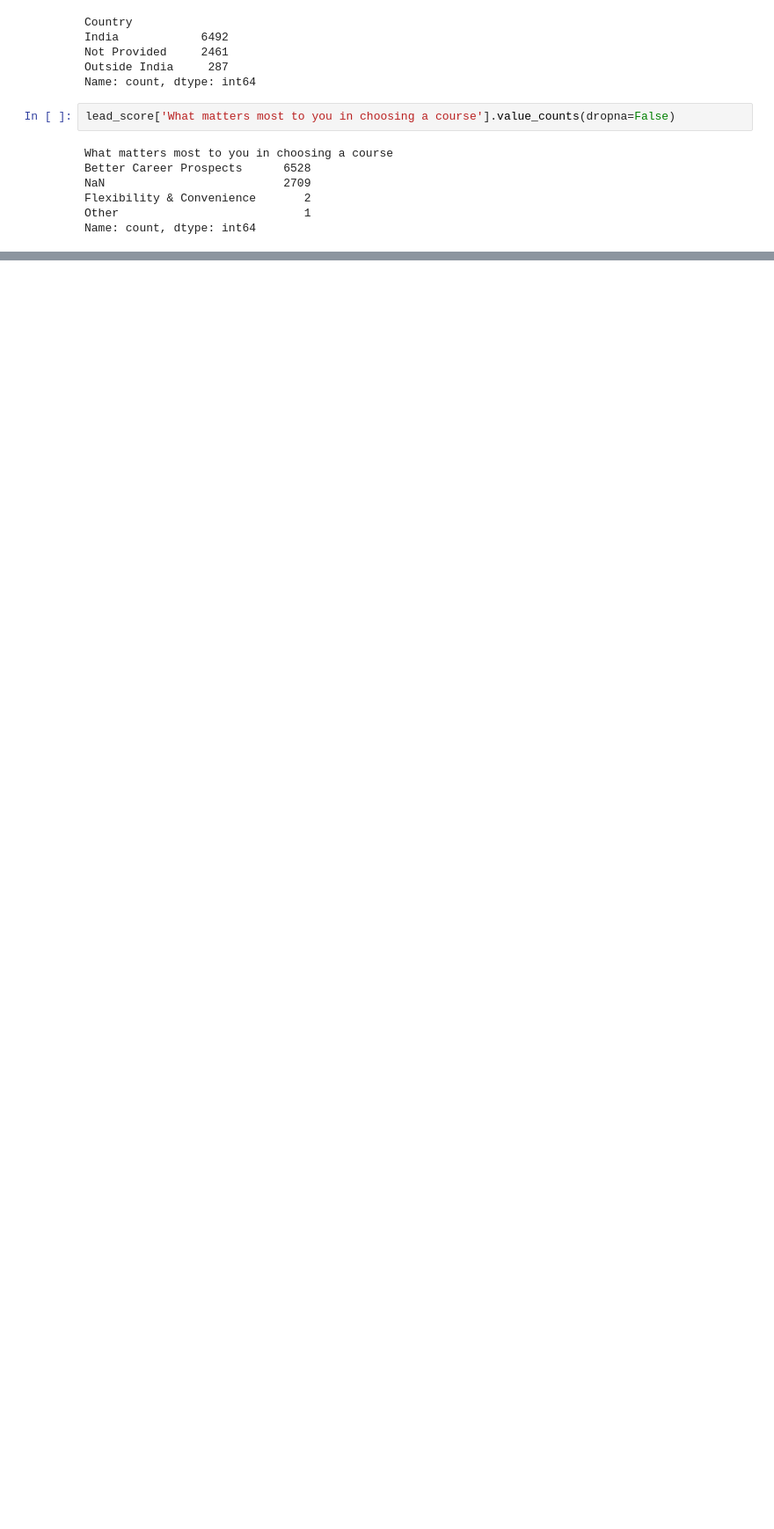
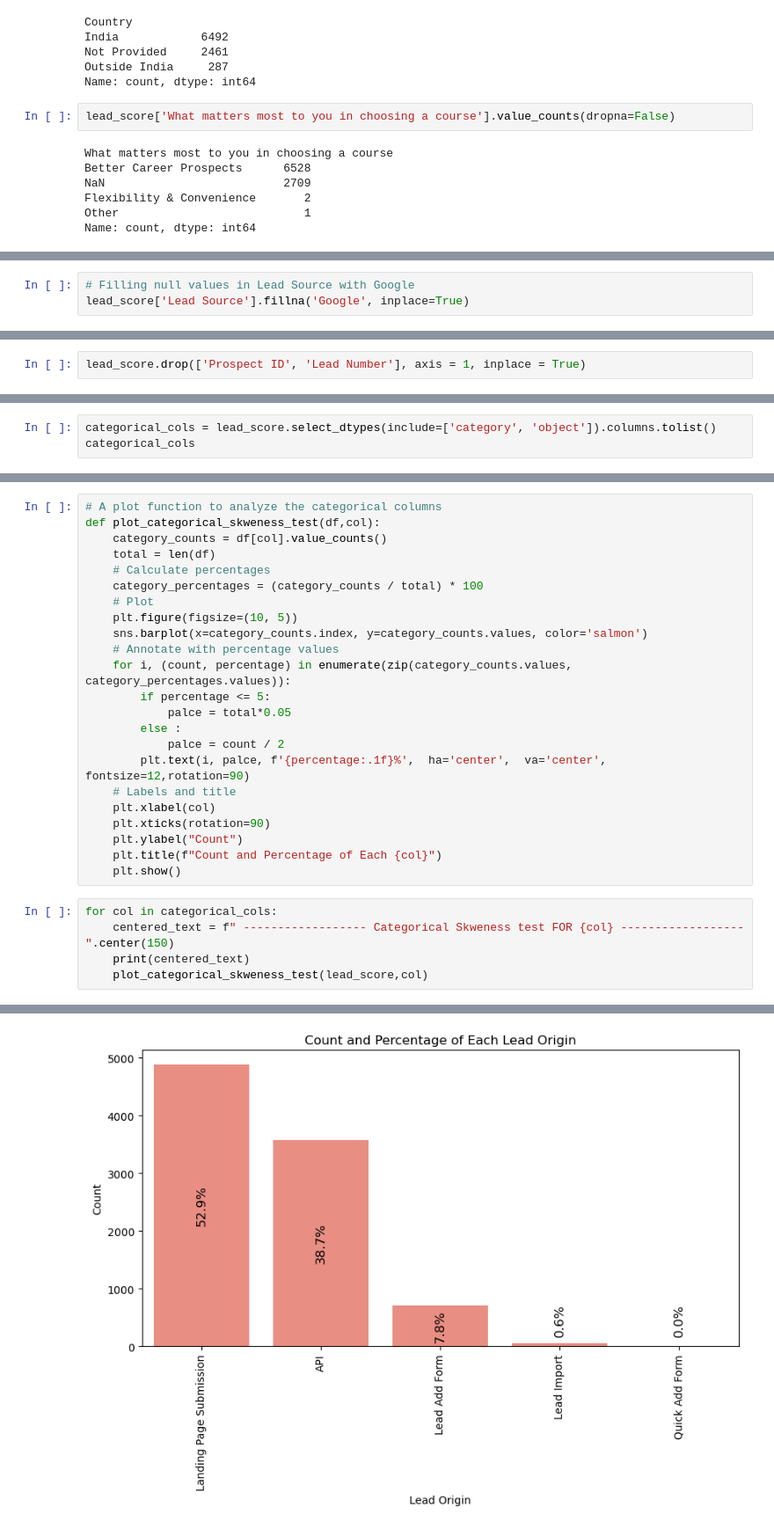
Before and after one commit to shivachandrakante/Lead-Scoring, a Jupyter notebook: Lead_Scoring_Assignment.ipynb, the cells around one changed output, grey strips where cells are left out. Shown: that part at 88% size. Drawn from its saved outputs; the diff is of its cells as text; blank space fills up the shorter version.

```diff
--- a/Lead_Scoring_Assignment.ipynb
+++ b/Lead_Scoring_Assignment.ipynb
@@ -239,0 +446,3 @@ Name: count, dtype: int64
+# %%
+# Filling null values in Lead Source with Google
+lead_score['Lead Source'].fillna('Google', inplace=True)
@@ -239,0 +493,2 @@ Name: count, dtype: int64
+# %%
+lead_score.drop(['Prospect ID', 'Lead Number'], axis = 1, inplace = True)
@@ -239,0 +497,3 @@ Name: count, dtype: int64
+# %%
+categorical_cols = lead_score.select_dtypes(include=['category', 'object']).columns.tolist()
+categorical_cols
@@ -239,0 +517,29 @@ Name: count, dtype: int64
+# %%
+# A plot function to analyze the categorical columns
+def plot_categorical_skweness_test(df,col):
+    category_counts = df[col].value_counts()
+    total = len(df)
+    # Calculate percentages
+    category_percentages = (category_counts / total) * 100
+    # Plot
+    plt.figure(figsize=(10, 5))
+    sns.barplot(x=category_counts.index, y=category_counts.values, color='salmon')
+    # Annotate with percentage values
+    for i, (count, percentage) in enumerate(zip(category_counts.values, category_percentages.values)):
+        if percentage <= 5:
+            palce = total*0.05
+        else :
+            palce = count / 2
+        plt.text(i, palce, f'{percentage:.1f}%',  ha='center',  va='center', fontsize=12,rotation=90)
+    # Labels and title
+    plt.xlabel(col)
+    plt.xticks(rotation=90)
+    plt.ylabel("Count")
+    plt.title(f"Count and Percentage of Each {col}")
+    plt.show()
+# %%
+for col in categorical_cols:
+    centered_text = f" ------------------ Categorical Skweness test FOR {col} ------------------ ".center(150)
+    print(centered_text)
+    plot_categorical_skweness_test(lead_score,col)
+# %% [output]
@@ -239,0 +547 @@ Name: count, dtype: int64
+[figure, added]
```
Also changed, not shown: parts of 56 cells of this notebook.
